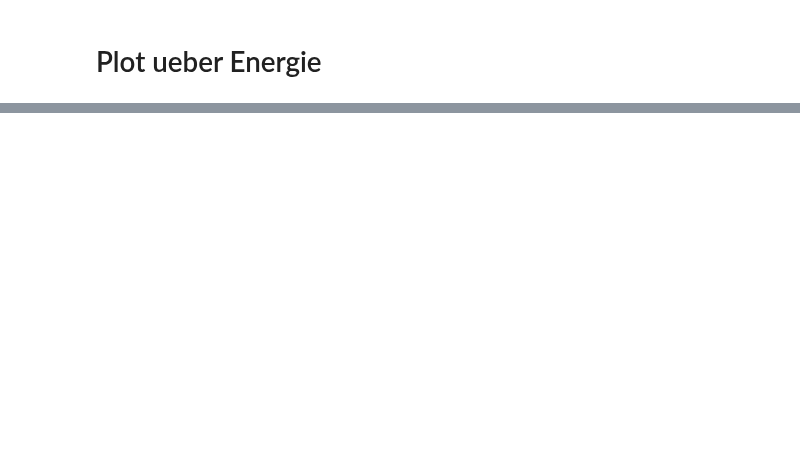
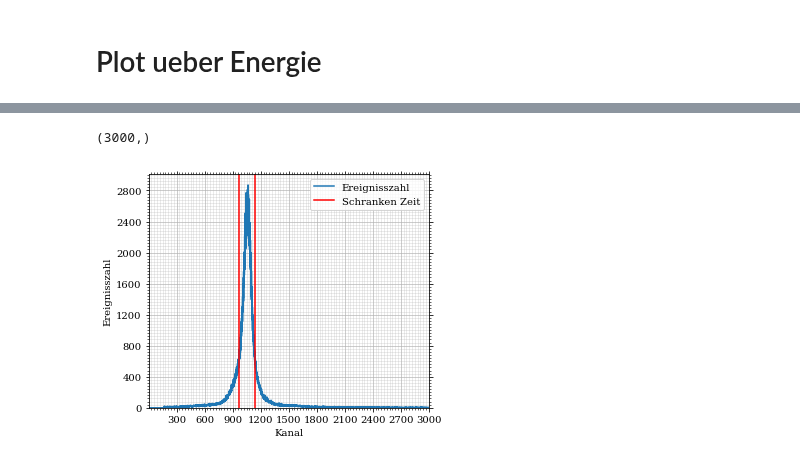
Before and after one commit to vale981/fpraktikum, a Jupyter notebook: PET/auswertung/Untitled.ipynb, the cells around one changed output, grey strips where cells are left out. Saved outputs shown, nothing was run; the diff lists cells and outputs as text; code cells hidden in the pictures; blank space fills up the shorter version.

```diff
--- a/PET/auswertung/Untitled.ipynb
+++ b/PET/auswertung/Untitled.ipynb
@@ -43,0 +64,9 @@ range_t = [970, 1140]
+# %%
+fig, ax = plot_spectrum(mitte[0], label='Ereignisszahl')
+ax.axvline(range_t[0], color='red')
+ax.axvline(range_t[1], color='red',  label='Schranken Zeit')
+ax.legend()
+save_fig(fig, 'time_range', 'calibration')
+# %% [output]
+(3000,)
+[figure, added]
```
Also changed, not shown: parts of 17 cells of this notebook, 35 other files.
